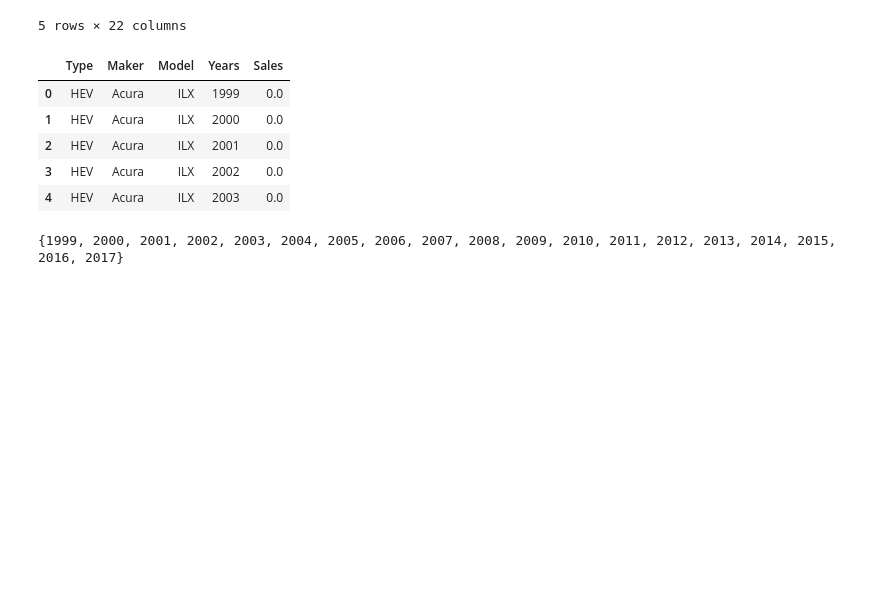
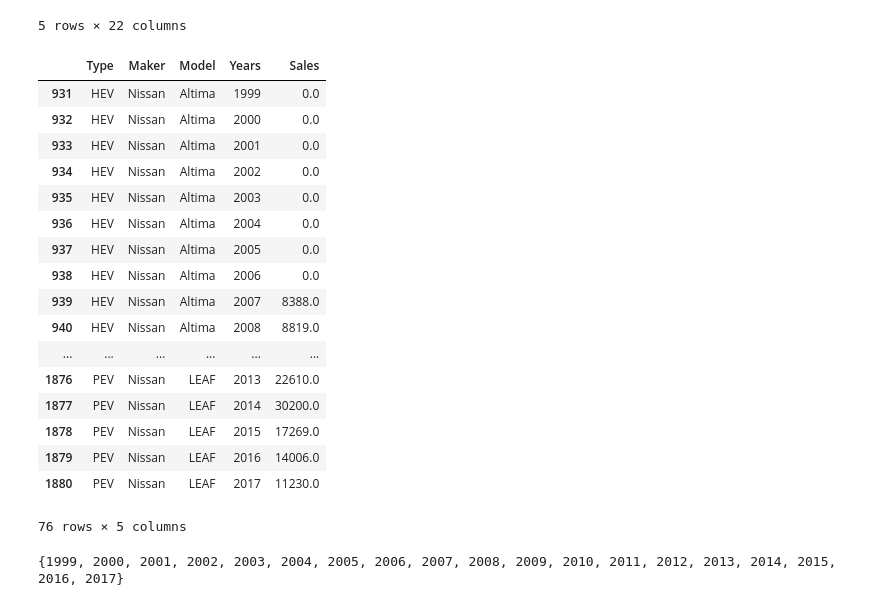
Before and after one commit to Barbara-Gordon/Team9, a Jupyter notebook: Cleaning Model Sales Data.ipynb, the cells around one changed output. Drawn from its saved outputs; the diff is of its cells as text; code cells hidden in the pictures; blank space fills up the shorter version.

```diff
--- a/Cleaning Model Sales Data.ipynb
+++ b/Cleaning Model Sales Data.ipynb
@@ -25,20 +25,33 @@ salesdatabymodel.head()
 # %%
 
 testDF = salesdatabymodel.groupby(['Type','Maker','Model']).mean()
 
 testDF = testDF.stack()
 
 testDF.head(100)
 testDF.index.set_names('Years',level=len(testDF.index.names)-1, inplace=True)
 testDF =testDF.reset_index().rename(columns={0:'Sales'})
-testDF.head()
+testDF2 = testDF.loc[testDF['Maker']=='Nissan',:]
+testDF2.head(120)
 # %% [output]
 |  | Type | Maker | Model | Years | Sales |
-| 0 | HEV | Acura | ILX | 1999 | 0.0 |
-| 1 | HEV | Acura | ILX | 2000 | 0.0 |
-| 2 | HEV | Acura | ILX | 2001 | 0.0 |
-| 3 | HEV | Acura | ILX | 2002 | 0.0 |
-| 4 | HEV | Acura | ILX | 2003 | 0.0 |
+| 931 | HEV | Nissan | Altima | 1999 | 0.0 |
+| 932 | HEV | Nissan | Altima | 2000 | 0.0 |
+| 933 | HEV | Nissan | Altima | 2001 | 0.0 |
+| 934 | HEV | Nissan | Altima | 2002 | 0.0 |
+| 935 | HEV | Nissan | Altima | 2003 | 0.0 |
+| 936 | HEV | Nissan | Altima | 2004 | 0.0 |
+| 937 | HEV | Nissan | Altima | 2005 | 0.0 |
+| 938 | HEV | Nissan | Altima | 2006 | 0.0 |
+| 939 | HEV | Nissan | Altima | 2007 | 8388.0 |
+| 940 | HEV | Nissan | Altima | 2008 | 8819.0 |
+| ... | ... | ... | ... | ... | ... |
+| 1876 | PEV | Nissan | LEAF | 2013 | 22610.0 |
+| 1877 | PEV | Nissan | LEAF | 2014 | 30200.0 |
+| 1878 | PEV | Nissan | LEAF | 2015 | 17269.0 |
+| 1879 | PEV | Nissan | LEAF | 2016 | 14006.0 |
+| 1880 | PEV | Nissan | LEAF | 2017 | 11230.0 |
+76 rows × 5 columns
 # %%
 #Exported to CSV on 4.6.19
 #testDF.to_csv('Datasets\ModelYearPivot.csv')
```
Also changed, not shown: parts of 6 cells of this notebook, 13 other files.
